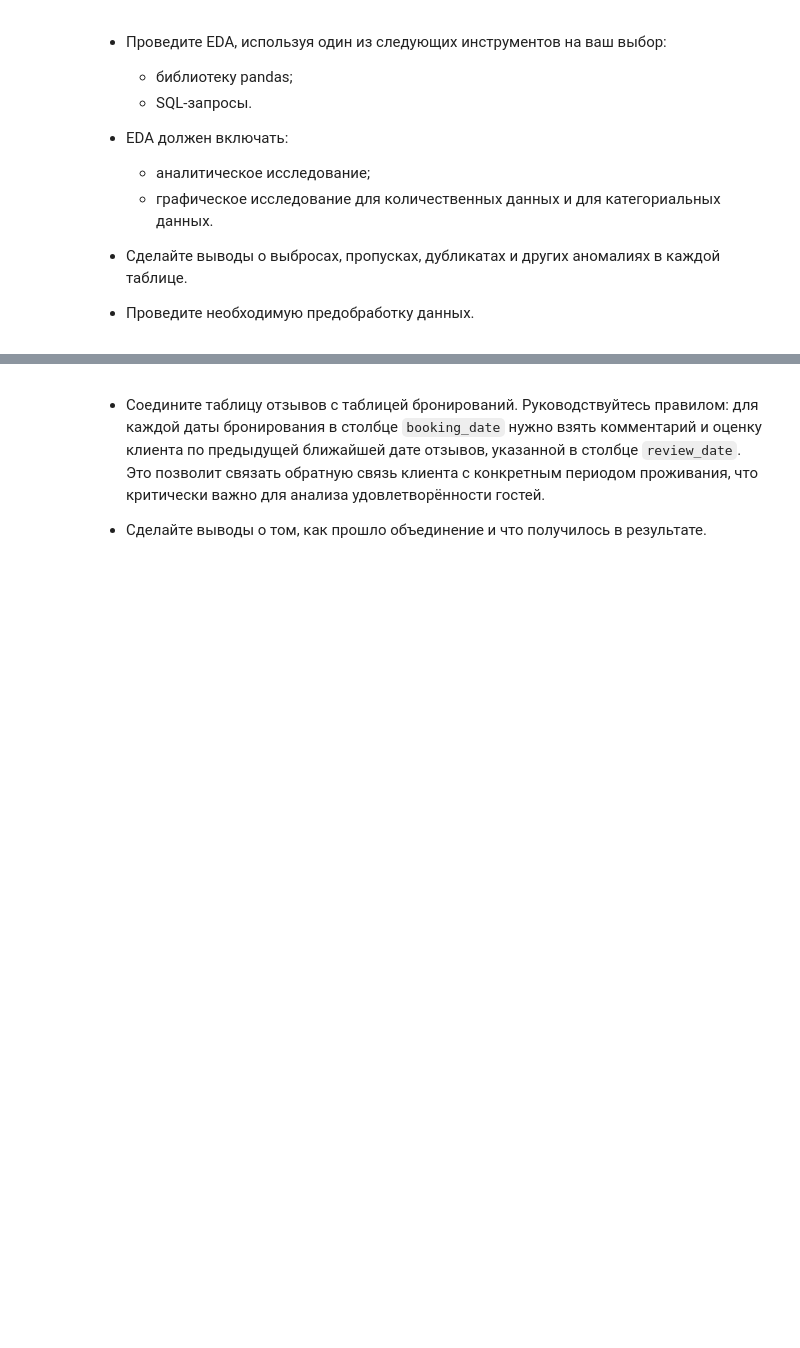
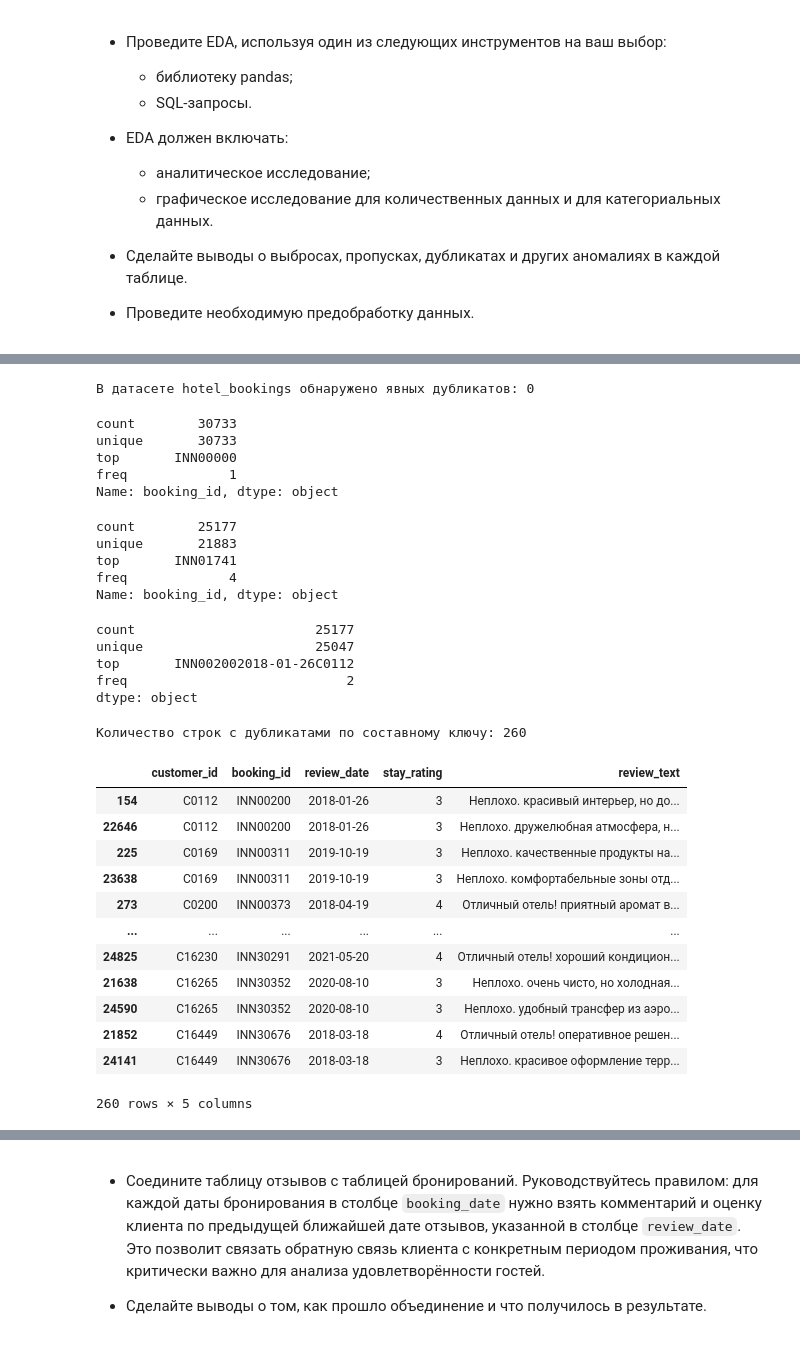
Before and after one commit to TemaQDX/project_module_04_urbanstay, a Jupyter notebook: project_module_04_urbanstay_Artem_Burov.ipynb, the cells around one changed output, grey strips where cells are left out. Saved outputs shown, nothing was run; the diff lists cells and outputs as text; code cells hidden in the pictures; blank space fills up the shorter version.

```diff
--- a/project_module_04_urbanstay_Artem_Burov.ipynb
+++ b/project_module_04_urbanstay_Artem_Burov.ipynb
@@ -553,0 +571,75 @@ df_hotel_reviews.head()
+# %%
+# Устраняем дубликаты в hotel_bookings
+df_hotel_bookings = df_hotel_bookings.drop_duplicates()
+print('В датасете hotel_bookings обнаружено явных дубликатов:', df_hotel_bookings.duplicated().sum())
+# %% [output]
+В датасете hotel_bookings обнаружено явных дубликатов: 0
+# %%
+# Проверка уникальности booking_id df_hotel_bookings
+# После удаления явных дубликатов booking_id является первичным ключом для df_hotel_bookings
+df_hotel_bookings['booking_id'].describe()
+# %% [output]
+count        30733
+unique       30733
+top       INN00000
+freq             1
+Name: booking_id, dtype: object
+# %%
+# Проверка уникальности booking_id df_hotel_reviews
+# booking_id не является первичным ключом для df_hotel_reviews
+df_hotel_reviews['booking_id'].describe()
+# %% [output]
+count        25177
+unique       21883
+top       INN01741
+freq             4
+Name: booking_id, dtype: object
+# %%
+# Явных дубликатов не обнаружено, но даже состав всех id признаков вместе с датой не даёт уникальности
+# Присутсвуют неявные дубликаты, которые могут оказать воздействие на объединение таблиц в дальнейшем
+(df_hotel_reviews['booking_id'] + df_hotel_reviews['review_date'].astype('str') + df_hotel_reviews['customer_id']).describe()
+# %% [output]
+count                       25177
+unique                      25047
+top       INN002002018-01-26C0112
+freq                            2
+dtype: object
+# %%
+# Ищем неявные дубликаты
+# Составной ключ: booking_id + review_date + customer_id
+# Находим строки, для которых этот ключ встречается больше одного раза
+
+# У некоторых клиентов есть несколько отзывов в одинаковую дату дял одной booking_id
+# Это повлияет на дальнейшее объединеие таблиц и приведет к декартовому произведению и дублированию строк
+# Но более того, у одного и тоже же посещения у одного и того же клиента может быть несколько оценок stay_rating (C16449 INN30676 2018-03-18)
+
+# Решение следующее: если оценки stay_rating по составному ключу booking_id, customer_id, review_date одинаковые - объединяем отзывы (клиент определился с оценкой, но решил дополнить отзыв)
+# Если разные - берем отзыв с минималной оценкой (клиент мог столкнуться с проблемой и поменять отзыв)
+# Отзыв с минимальной оценкой берем, так как мы ищем причины отмен и именно негативные отзывы вероятнее всего имеют большее влияние на отмены, нежели позитивные
+
+duplicate_mask = df_hotel_reviews.duplicated(
+    subset=['booking_id', 'review_date', 'customer_id'],
+    keep=False
+)
+
+df_hotel_reviews_dups = df_hotel_reviews.loc[duplicate_mask].sort_values(
+    ['booking_id', 'review_date', 'customer_id']
+)
+
+print(f"Количество строк с дубликатами по составному ключу: {len(df_hotel_reviews_dups)}")
+df_hotel_reviews_dups
+# %% [output]
+Количество строк с дубликатами по составному ключу: 260
+|  | customer_id | booking_id | review_date | stay_rating | review_text |
+| 154 | C0112 | INN00200 | 2018-01-26 | 3 | Неплохо. красивый интерьер, но до... |
+| 22646 | C0112 | INN00200 | 2018-01-26 | 3 | Неплохо. дружелюбная атмосфера, н... |
+| 225 | C0169 | INN00311 | 2019-10-19 | 3 | Неплохо. качественные продукты на... |
+| 23638 | C0169 | INN00311 | 2019-10-19 | 3 | Неплохо. комфортабельные зоны отд... |
+| 273 | C0200 | INN00373 | 2018-04-19 | 4 | Отличный отель! приятный аромат в... |
+| ... | ... | ... | ... | ... | ... |
+| 24825 | C16230 | INN30291 | 2021-05-20 | 4 | Отличный отель! хороший кондицион... |
+| 21638 | C16265 | INN30352 | 2020-08-10 | 3 | Неплохо. очень чисто, но холодная... |
+| 24590 | C16265 | INN30352 | 2020-08-10 | 3 | Неплохо. удобный трансфер из аэро... |
+| 21852 | C16449 | INN30676 | 2018-03-18 | 4 | Отличный отель! оперативное решен... |
+| 24141 | C16449 | INN30676 | 2018-03-18 | 3 | Неплохо. красивое оформление терр... |
+260 rows × 5 columns
```
Also changed, not shown: parts of 11 cells of this notebook.
